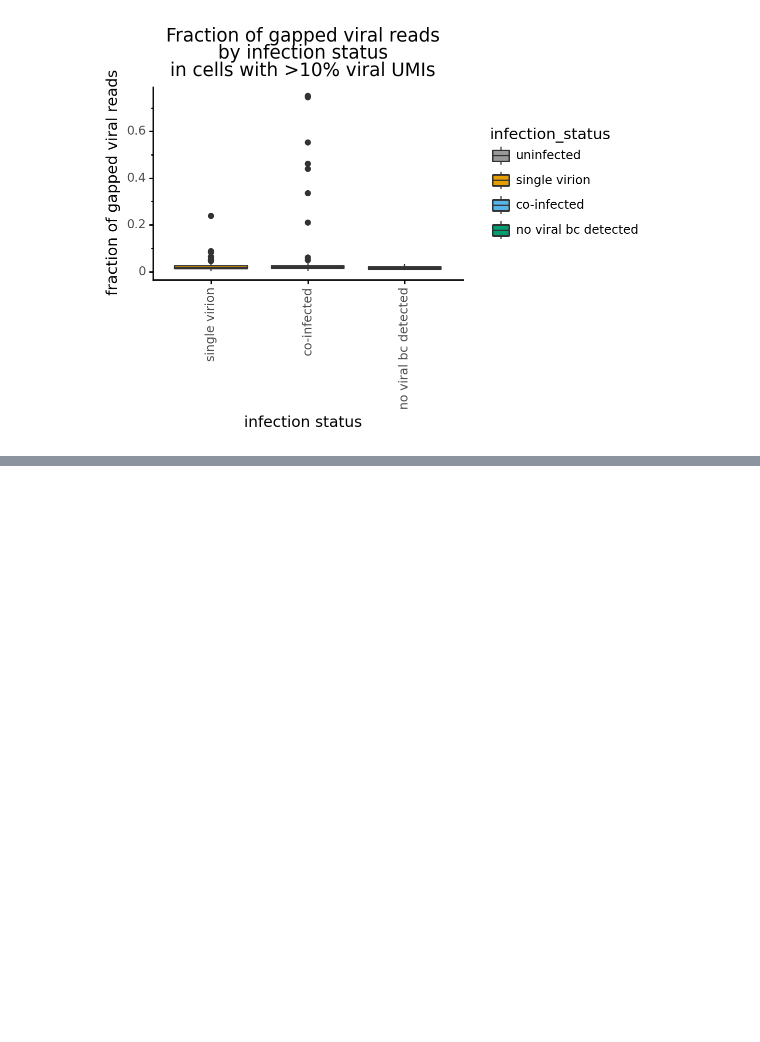
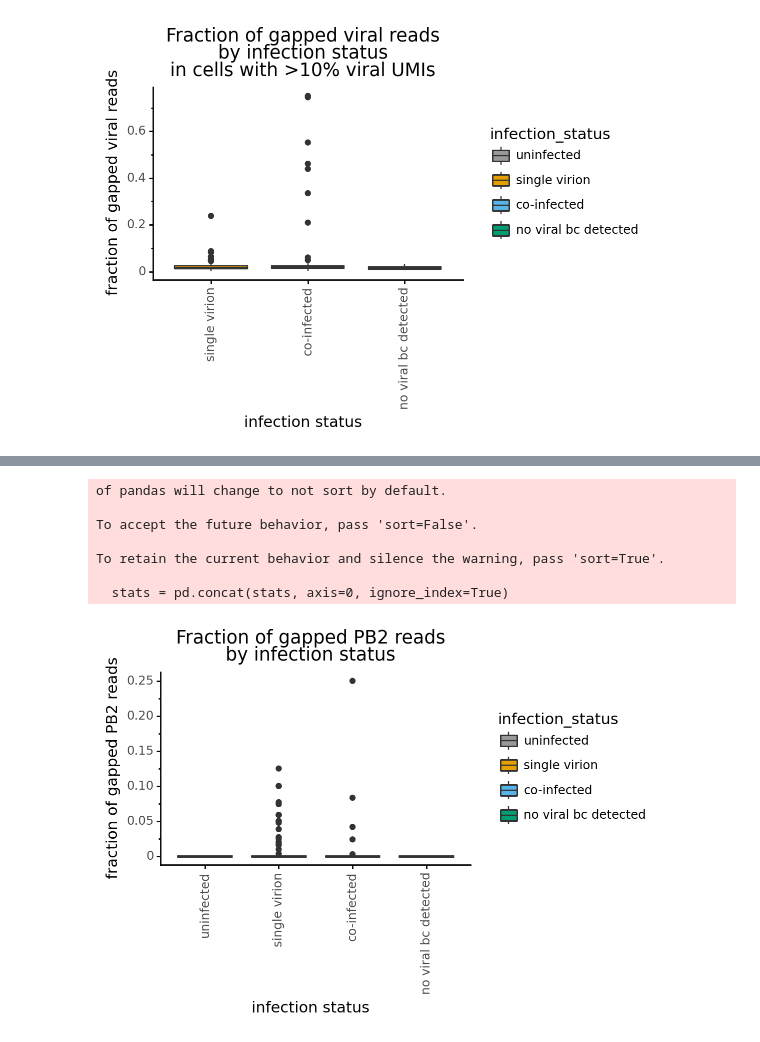
Before and after one commit to jbloomlab/barcoded_flu_pdmH1N1, a Jupyter notebook: analyze_cell_gene_matrix.ipynb, the cells around one changed output, grey strips where cells are left out. Cells and saved outputs as stored; diff of their text form; code cells hidden in the pictures; blank space fills up the shorter version.

Commit message:
Addedded polymerase deletion rate plots

```diff
--- a/analyze_cell_gene_matrix.ipynb
+++ b/analyze_cell_gene_matrix.ipynb
@@ -1310,0 +1314,22 @@ _ = p.draw()
+# %%
+p = (ggplot(adata.obs.query(f'n_raw_flu_reads > {raw_flu_read_threshold} and not filtered'),
+            aes(x='infection_status', y='frac_gapped_fluPB2', fill='infection_status')) +
+     geom_boxplot() +
+     theme(figure_size=(4, 2.5),
+           axis_text_x=element_text(angle=90)) +
+     ggtitle('Fraction of gapped PB2 reads\nby infection status') +
+     ylab('fraction of gapped PB2 reads') +
+     xlab('infection status') +
+     scale_fill_manual(values=cbpalette[0:])
+     )
+
+_ = p.draw()
+# %% [output]
+of pandas will change to not sort by default.
+
+To accept the future behavior, pass 'sort=False'.
+
+To retain the current behavior and silence the warning, pass 'sort=True'.
+
+  stats = pd.concat(stats, axis=0, ignore_index=True)
+[figure, added]
```
Also changed, not shown: parts of 3 cells of this notebook, 2 other files.
